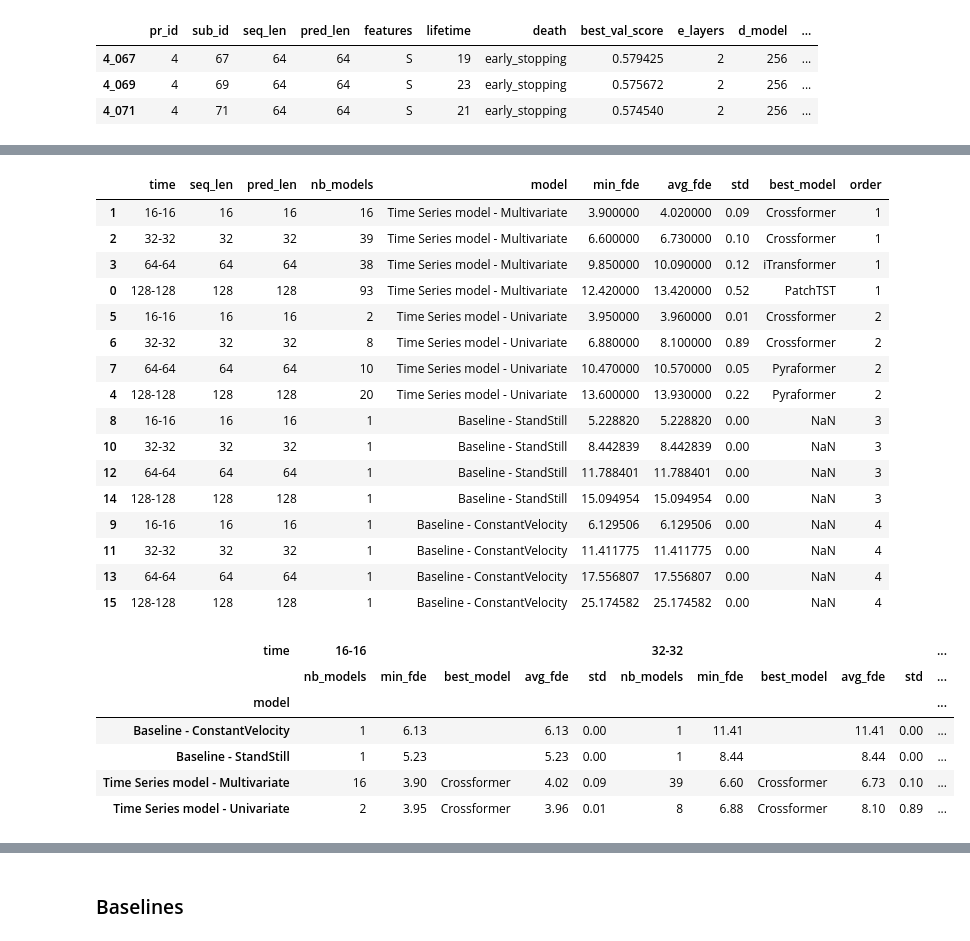
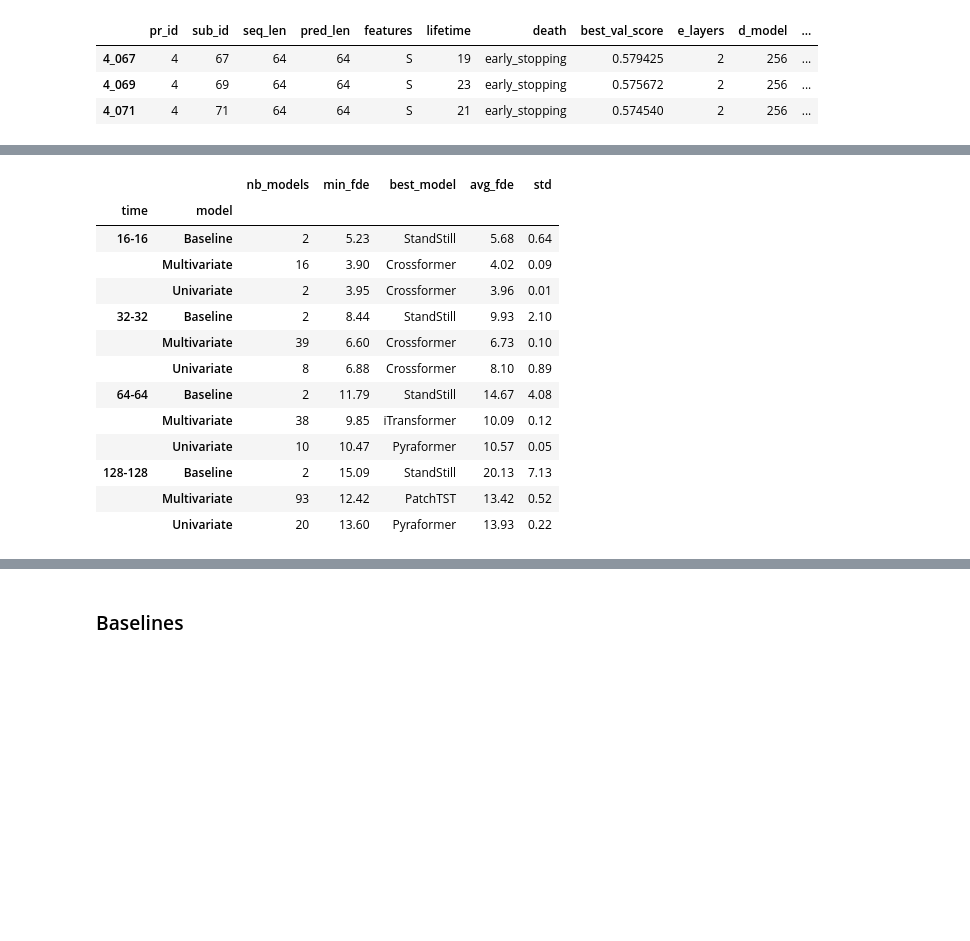
Before and after one commit to arnaud-odet/Time-Series-Library, a Jupyter notebook: results.ipynb, the cells around one changed output, grey strips where cells are left out. Drawn from its saved outputs; the diff is of its cells as text; code cells hidden in the pictures; blank space fills up the shorter version.

```diff
--- a/results.ipynb
+++ b/results.ipynb
@@ -63,9 +63,24 @@ def find_top_k_exps(pruning_logs, k : int = 3):
             for model in ldf['model'].unique():
                 inds += ldf[(ldf['model'] == model) & (ldf['seq_len'] == th) & (ldf['features'] == ft)].iloc[:k].index.tolist()
     return inds
+# %%
+def format_baselines(bs):
+    bdf = bs.bls.copy()
+    bdf['seq_len'] = [int(th.split('-')[0]) for th in bdf['time']]
+    bdf['pred_len'] = [int(th.split('-')[1]) for th in bdf['time']]
+    bdf['features'] = [m.split(' - ')[0] for m in bdf['model']]
+    bdf['model'] = [m.split(' - ')[1] for m in bdf['model']]
+    bdf.rename(columns = {'mean':'fde'}, inplace= True)
+    return bdf.drop(columns = 'time')
 # %%
 def process_test_logs(testing_logs, pr_id_focus: bool = False):
     tdf = testing_logs.copy()
+    ths = tdf['seq_len'].sort_values().unique().tolist()
+    bs = BaselineScorer(time_horizons= ths, metric='fde')
+    bdf = format_baselines(bs)
+
+    tdf = pd.concat([tdf[['seq_len','pred_len','features','model', 'fde']], bdf]).reset_index(drop=True)
+
     tdf['exp'] = [f"{s}-{p}-{f}" for f,p,s in zip(tdf['seq_len'],tdf['pred_len'], tdf['features'])]
     group_col = 'pr_id' if pr_id_focus else 'exp'
     test_results = tdf.sort_values('fde').groupby(group_col).agg(
@@ -79,16 +94,8 @@ def process_test_logs(testing_logs, pr_id_focus: bool = False):
                 best_model=pd.NamedAgg(column= 'model', aggfunc='first')
             ).round(2)
     test_results['time'] = [f"{s}-{p}" for s,p in zip(test_results['seq_len'],test_results['seq_len'])]
-    ths = test_results['seq_len'].sort_values().unique().tolist()
-    bs = BaselineScorer(time_horizons= ths, metric='fde')
-    test_results['model'] = 'Time Series model - ' + test_results['features'].map({'MS':'Multivariate','S':'Univariate'})
-    bs.bls['std'] = 0
-    bs.bls['min_fde'] = bs.bls['mean']
-    bs.bls['seq_len'] = [int(s.split('-')[0]) for s in bs.bls['time']]
-    bs.bls['pred_len'] = [int(s.split('-')[1]) for s in bs.bls['time']]
-    bs.bls['nb_models'] = 1
+    test_results['model'] = test_results['features'].map({'MS':'Multivariate','S':'Univariate','Baseline':'Baseline'})
 
-    test_results = pd.concat([test_results[['time','seq_len','pred_len','nb_models','model', 'min_fde','avg_fde','std','best_model']], bs.bls[['time','seq_len','pred_len','nb_models','model', 'min_fde','mean','std']].rename(columns = {"mean":'avg_fde'})]).reset_index(drop=True)
     return test_results.sort_values('seq_len')
 # %%
 def export_latex(summary_df, th_loc:str='lines'):
@@ -398,6 +406,5 @@ testing_logs.head(3)
 | 4_069 | 4 | 69 | 64 | 64 | S | 23 | early_stopping | 0.575672 | 2 | 256 | ... |
 | 4_071 | 4 | 71 | 64 | 64 | S | 21 | early_stopping | 0.574540 | 2 | 256 | ... |
 # %%
-test_results = process_test_logs(testing_logs)
 test_results.round(2)
 # %% [output]
@@ -435,45 +425,25 @@ nan True
-# %%
-df = test_results.copy()
-ths = test_results['seq_len'].sort_values().unique().tolist()
-
-
-colors = ["C1","C0","C4","C5"]
-order = {'Time Series model - Multivariate':1, 'Time Series model - Univariate':2, 'Baseline - StandStill':3, 'Baseline - ConstantVelocity':4}
-df['order'] = df['model'].map(order)
-df.sort_values(by = 'order')
-# %% [output]
-|  | time | seq_len | pred_len | nb_models | model | min_fde | avg_fde | std | best_model | order |
-| 1 | 16-16 | 16 | 16 | 16 | Time Series model - Multivariate | 3.900000 | 4.020000 | 0.09 | Crossformer | 1 |
-| 2 | 32-32 | 32 | 32 | 39 | Time Series model - Multivariate | 6.600000 | 6.730000 | 0.10 | Crossformer | 1 |
-| 3 | 64-64 | 64 | 64 | 38 | Time Series model - Multivariate | 9.850000 | 10.090000 | 0.12 | iTransformer | 1 |
-| 0 | 128-128 | 128 | 128 | 93 | Time Series model - Multivariate | 12.420000 | 13.420000 | 0.52 | PatchTST | 1 |
-| 5 | 16-16 | 16 | 16 | 2 | Time Series model - Univariate | 3.950000 | 3.960000 | 0.01 | Crossformer | 2 |
-| 6 | 32-32 | 32 | 32 | 8 | Time Series model - Univariate | 6.880000 | 8.100000 | 0.89 | Crossformer | 2 |
-| 7 | 64-64 | 64 | 64 | 10 | Time Series model - Univariate | 10.470000 | 10.570000 | 0.05 | Pyraformer | 2 |
-| 4 | 128-128 | 128 | 128 | 20 | Time Series model - Univariate | 13.600000 | 13.930000 | 0.22 | Pyraformer | 2 |
-| 8 | 16-16 | 16 | 16 | 1 | Baseline - StandStill | 5.228820 | 5.228820 | 0.00 | NaN | 3 |
-| 10 | 32-32 | 32 | 32 | 1 | Baseline - StandStill | 8.442839 | 8.442839 | 0.00 | NaN | 3 |
-| 12 | 64-64 | 64 | 64 | 1 | Baseline - StandStill | 11.788401 | 11.788401 | 0.00 | NaN | 3 |
-| 14 | 128-128 | 128 | 128 | 1 | Baseline - StandStill | 15.094954 | 15.094954 | 0.00 | NaN | 3 |
-| 9 | 16-16 | 16 | 16 | 1 | Baseline - ConstantVelocity | 6.129506 | 6.129506 | 0.00 | NaN | 4 |
-| 11 | 32-32 | 32 | 32 | 1 | Baseline - ConstantVelocity | 11.411775 | 11.411775 | 0.00 | NaN | 4 |
-| 13 | 64-64 | 64 | 64 | 1 | Baseline - ConstantVelocity | 17.556807 | 17.556807 | 0.00 | NaN | 4 |
-| 15 | 128-128 | 128 | 128 | 1 | Baseline - ConstantVelocity | 25.174582 | 25.174582 | 0.00 | NaN | 4 |
 # %%
 ths = test_results['seq_len'].sort_values().unique()
 th_order = [f'{th}-{th}' for th in ths]
 col_order = ['nb_models','min_fde','best_model','avg_fde','std']
 display_order = [(th,col)  for th in th_order for col in col_order]
-# rdf = test_results.pivot_table(index = ['time','model'], values = ['nb_models','min_fde','avg_fde','std', 'best_model'], aggfunc = 'first')[col_order].round(2).fillna("").loc[th_order]
-rdf = test_results.pivot_table(index = 'model', columns = 'time', values = ['nb_models','min_fde','avg_fde','std', 'best_model'], aggfunc = 'first').swaplevel(0, axis = 1)[display_order].round(2).fillna("")
+rdf = test_results.pivot_table(index = ['time','model'], values = ['nb_models','min_fde','avg_fde','std', 'best_model'], aggfunc = 'first')[col_order].round(2).fillna("").loc[th_order]
+# rdf = test_results.pivot_table(index = 'model', columns = 'time', values = ['nb_models','min_fde','avg_fde','std', 'best_model'], aggfunc = 'first').swaplevel(0, axis = 1)[display_order].round(2).fillna("")
 
 rdf
 # %% [output]
-| time | 16-16 |  |  |  |  | 32-32 |  |  |  |  | ... |
-|  | nb_models | min_fde | best_model | avg_fde | std | nb_models | min_fde | best_model | avg_fde | std | ... |
-| model |  |  |  |  |  |  |  |  |  |  | ... |
-| Baseline - ConstantVelocity | 1 | 6.13 |  | 6.13 | 0.00 | 1 | 11.41 |  | 11.41 | 0.00 | ... |
-| Baseline - StandStill | 1 | 5.23 |  | 5.23 | 0.00 | 1 | 8.44 |  | 8.44 | 0.00 | ... |
-| Time Series model - Multivariate | 16 | 3.90 | Crossformer | 4.02 | 0.09 | 39 | 6.60 | Crossformer | 6.73 | 0.10 | ... |
-| Time Series model - Univariate | 2 | 3.95 | Crossformer | 3.96 | 0.01 | 8 | 6.88 | Crossformer | 8.10 | 0.89 | ... |
+|  |  | nb_models | min_fde | best_model | avg_fde | std |
+| time | model |  |  |  |  |  |
+| 16-16 | Baseline | 2 | 5.23 | StandStill | 5.68 | 0.64 |
+|  | Multivariate | 16 | 3.90 | Crossformer | 4.02 | 0.09 |
+|  | Univariate | 2 | 3.95 | Crossformer | 3.96 | 0.01 |
+| 32-32 | Baseline | 2 | 8.44 | StandStill | 9.93 | 2.10 |
+|  | Multivariate | 39 | 6.60 | Crossformer | 6.73 | 0.10 |
+|  | Univariate | 8 | 6.88 | Crossformer | 8.10 | 0.89 |
+| 64-64 | Baseline | 2 | 11.79 | StandStill | 14.67 | 4.08 |
+|  | Multivariate | 38 | 9.85 | iTransformer | 10.09 | 0.12 |
+|  | Univariate | 10 | 10.47 | Pyraformer | 10.57 | 0.05 |
+| 128-128 | Baseline | 2 | 15.09 | StandStill | 20.13 | 7.13 |
+|  | Multivariate | 93 | 12.42 | PatchTST | 13.42 | 0.52 |
+|  | Univariate | 20 | 13.60 | Pyraformer | 13.93 | 0.22 |
 # %%
```
Also changed, not shown: parts of 8 cells of this notebook.
